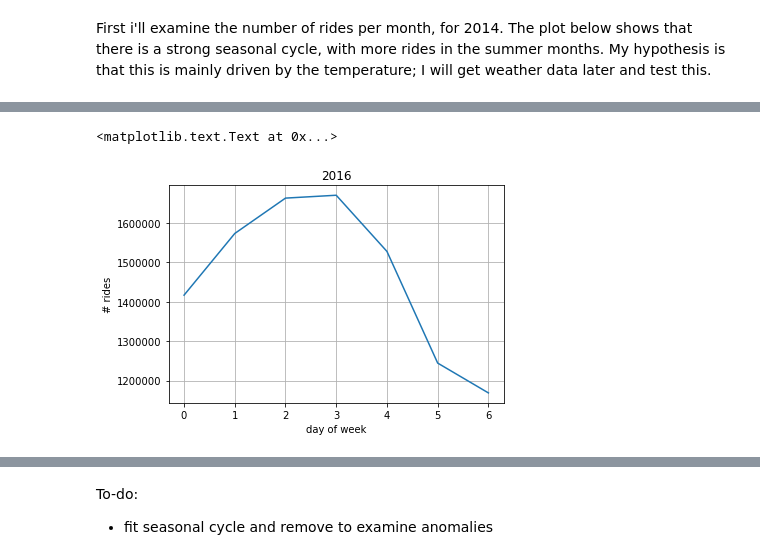
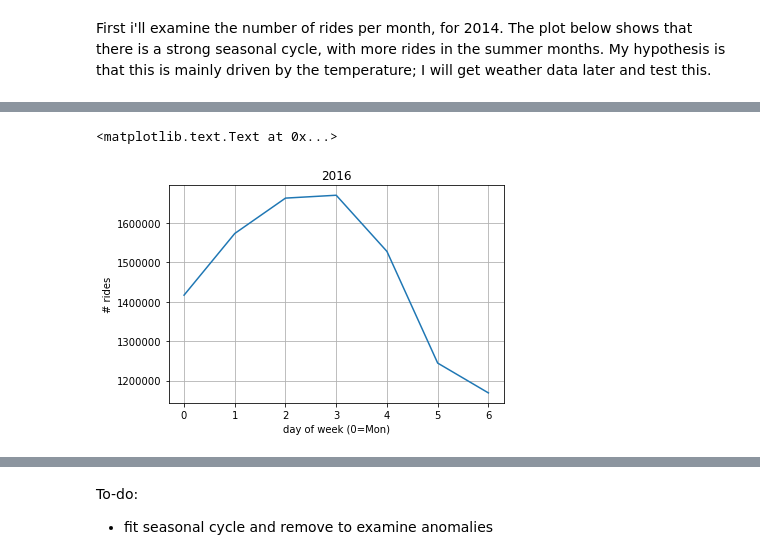
Before and after one commit to andypicke/Springboard_DataScience, a Jupyter notebook: Capstone_1/citibike_EDA.ipynb, the cells around one changed output, grey strips where cells are left out. Drawn from its saved outputs; the diff is of its cells as text; code cells hidden in the pictures.

```diff
--- a/Capstone_1/citibike_EDA.ipynb
+++ b/Capstone_1/citibike_EDA.ipynb
@@ -110,9 +121,13 @@ df_wkday
 # %%
+# For ONE year
+year = 2016
+query = "SELECT year,wkday,count(*) as num_rides FROM rides WHERE year=? GROUP BY wkday"
+df_wkday = pd.read_sql_query(query, con, params=[year] )
 plt.plot(df_wkday.wkday,df_wkday.num_rides)
 plt.grid()
-plt.xlabel('day of week')
+plt.xlabel('day of week (0=Mon)')
 plt.ylabel('# rides')
 plt.title(str(year))
 # %% [output]
 <matplotlib.text.Text at 0x...>
-[figure, old version]
+[figure, new version]
```
Also changed, not shown: parts of 26 cells of this notebook.
